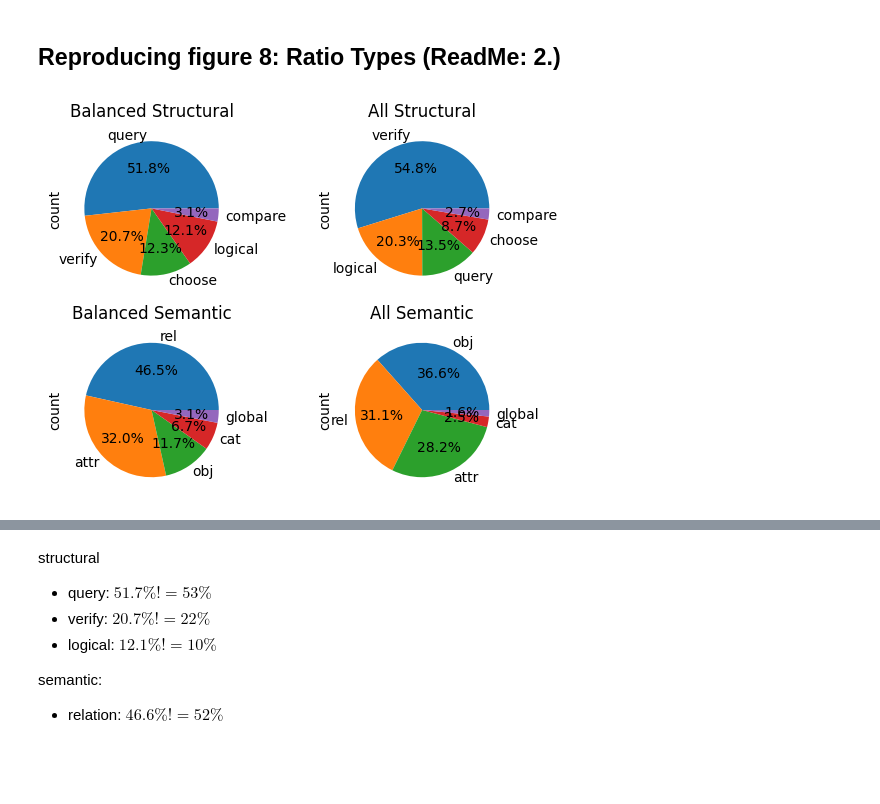
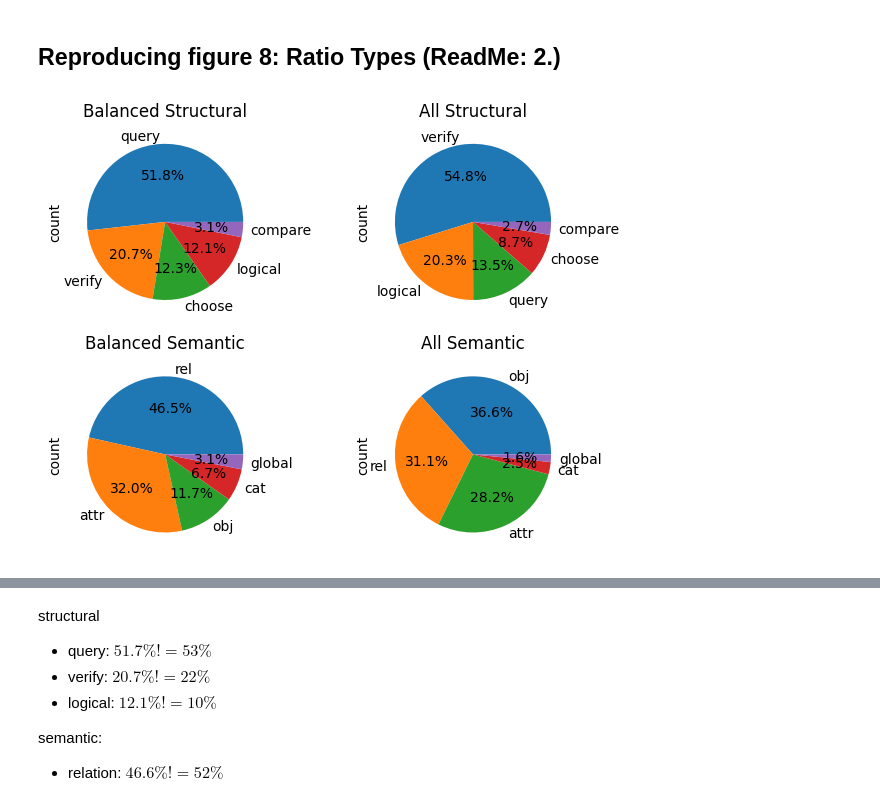
Before and after one commit to MagnusOstertag/GQA_reproduction, a Jupyter notebook: figures.ipynb, the cells around one changed output, grey strips where cells are left out. Saved outputs shown, nothing was run; the diff lists cells and outputs as text; code cells hidden in the pictures; blank space fills up the shorter version.

Commit message:
improving fig8 gqa types

```diff
--- a/figures.ipynb
+++ b/figures.ipynb
@@ -393,23 +393,26 @@ My transformations did nothing stupid I guess!
 # %%
 # visualize the type distributions
 # with a 2x2 grid of pie charts, on the y-axis the type (structural, semantic) and on the x-axis the dataset (balanced, all)
 fig, axs = plt.subplots(2, 2)
 
 gqa_questions_balanced['structural_type'].value_counts().plot.pie(ax=axs[0,0],autopct='%1.1f%%')
 axs[0,0].set_title('Balanced Structural')
 
 gqa_questions_balanced['semantic_type'].value_counts().plot.pie(ax=axs[1,0],autopct='%1.1f%%')
 axs[1,0].set_title('Balanced Semantic')
 
 gqa_questions_all['structural_type'].value_counts().plot.pie(ax=axs[0,1],autopct='%1.1f%%')
 axs[0,1].set_title('All Structural')
 
 gqa_questions_all['semantic_type'].value_counts().plot.pie(ax=axs[1,1],autopct='%1.1f%%')
 axs[1,1].set_title('All Semantic')
 
+plt.tight_layout()
+# write to file
+plt.savefig('results/fig8_GQA_types.png')
 plt.show()
 # %% [output]
-[figure, old version]
+[figure, new version]
 # %% [markdown]
 ![fig8_GQA_types.png](attachment:fig8_GQA_types.png)
 # %% [markdown]
```
Also changed, not shown: parts of 1 cell of this notebook, 2 other files.
